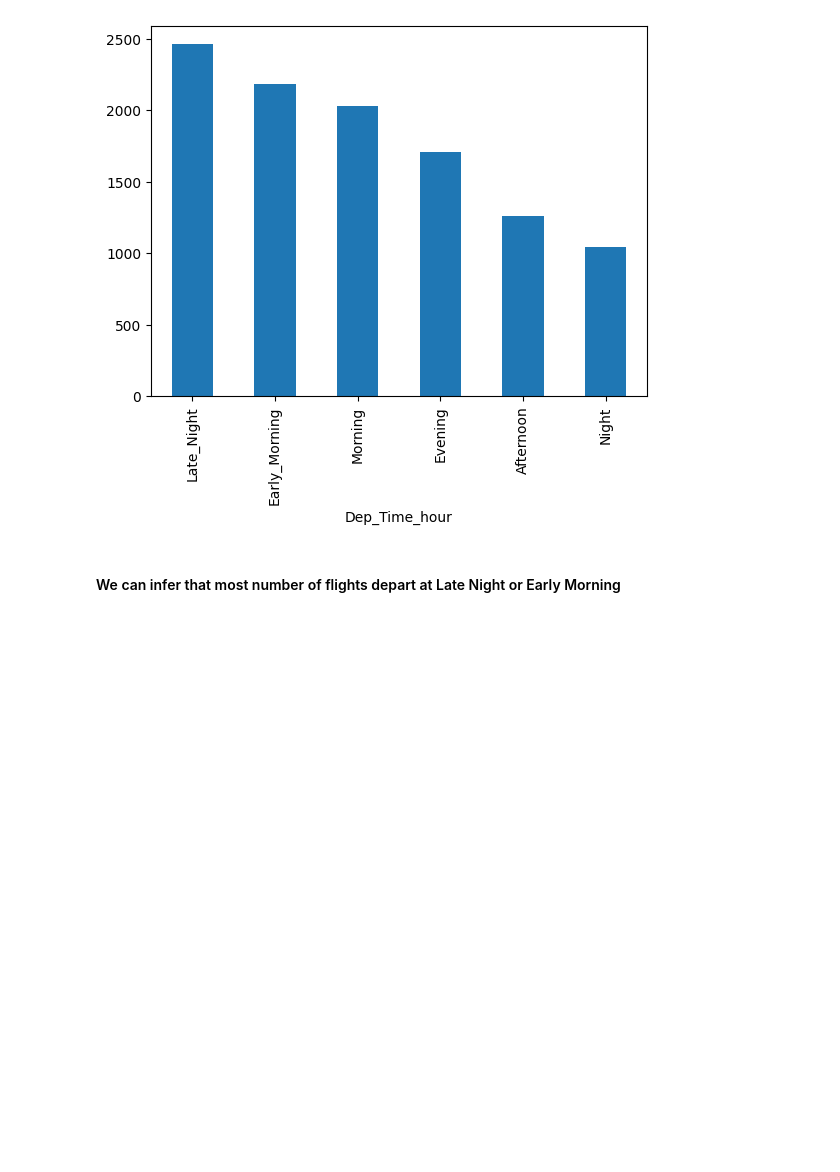
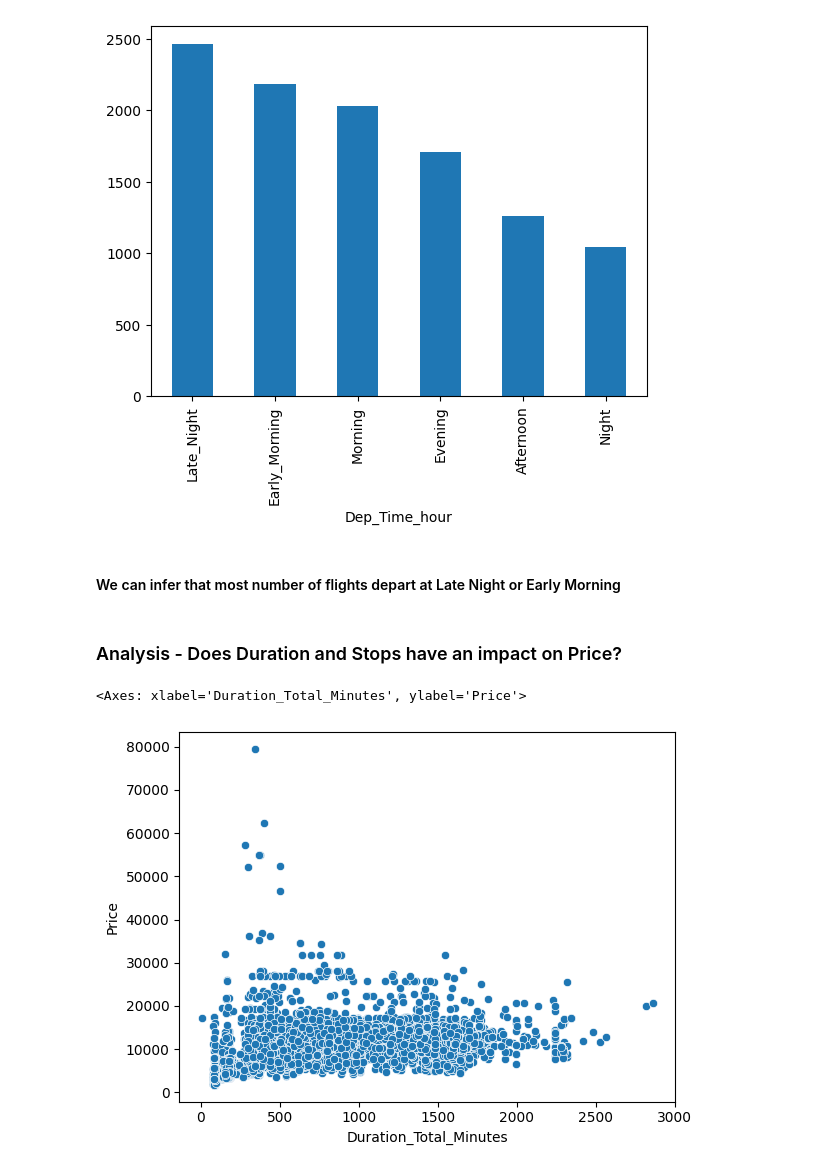
Before and after one commit to aswinvrpai/Airline_Ticket_Rate_Prediction, a Jupyter notebook: notebook/ticket_predict.ipynb, the cells around one changed output. Saved outputs shown, nothing was run; the diff lists cells and outputs as text; code cells hidden in the pictures; blank space fills up the shorter version.

```diff
--- a/notebook/ticket_predict.ipynb
+++ b/notebook/ticket_predict.ipynb
@@ -186,3 +239,10 @@ train_data['Dep_Time_hour'].apply(GetTimeCategory).value_counts().plot(kind='bar
 [figure]
 # %% [markdown]
 #### We can infer that most number of flights depart at Late Night or Early Morning
+# %% [markdown]
+### Analysis - Does Duration and Stops have an impact on Price?
+# %%
+sns.scatterplot(x='Duration_Total_Minutes',y='Price',data=train_data)
+# %% [output]
+<Axes: xlabel='Duration_Total_Minutes', ylabel='Price'>
+[figure, added]
```
Also changed, not shown: parts of 20 cells of this notebook.
